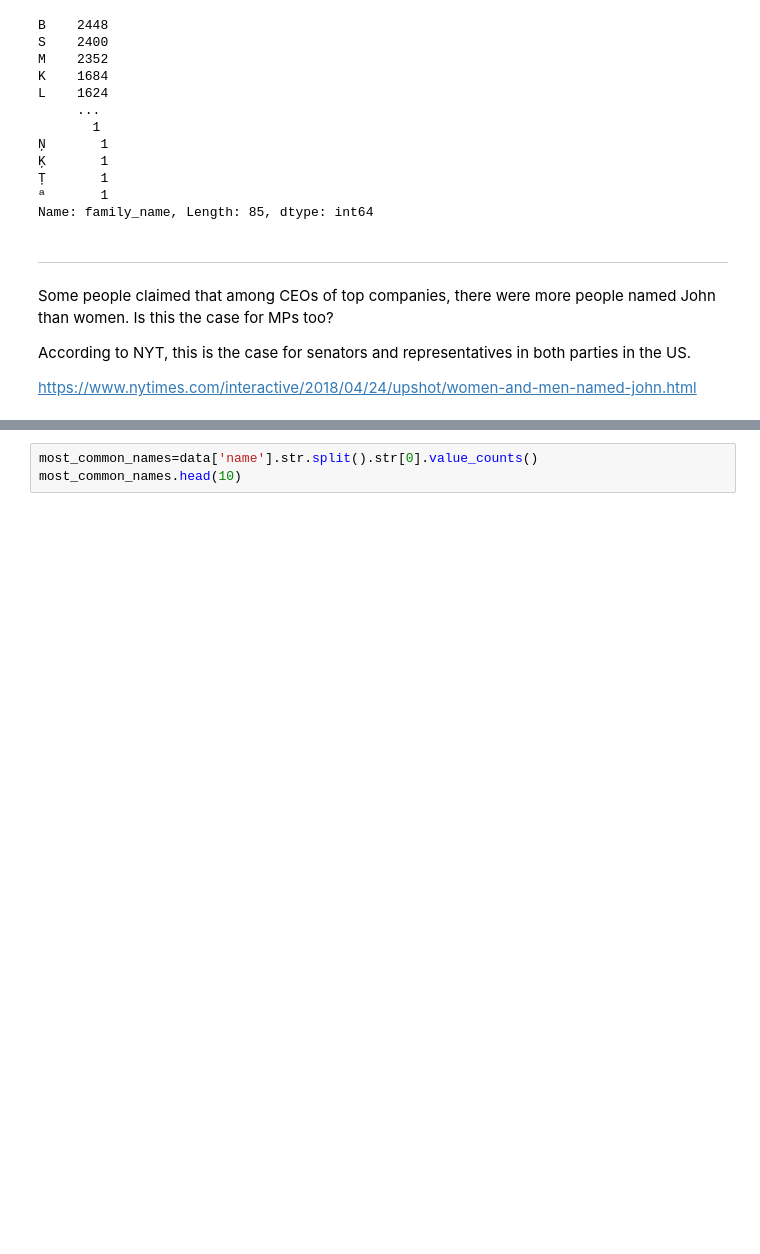
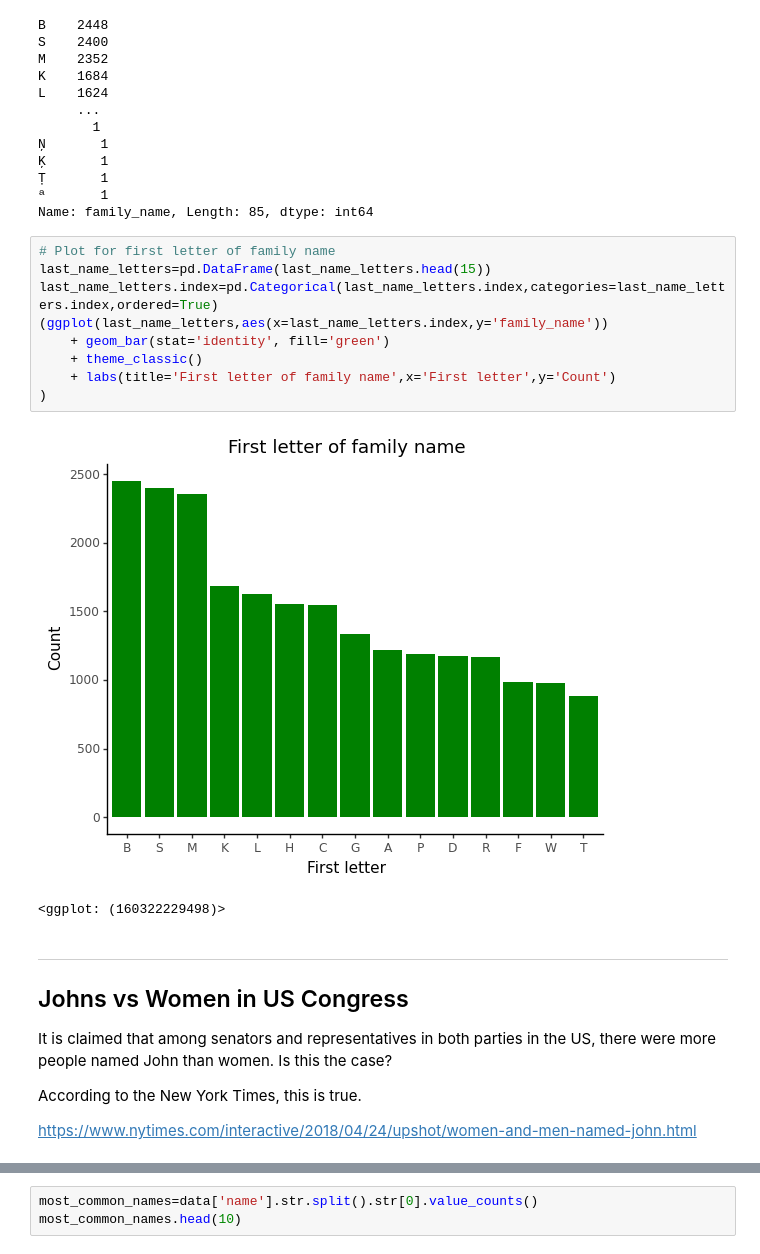
Before and after one commit to OjasSB/DS105, a Jupyter notebook: notebooks/First letter of name.ipynb, the cells around one changed output, grey strips where cells are left out. Saved outputs shown, nothing was run; the diff lists cells and outputs as text; blank space fills up the shorter version.

```diff
--- a/notebooks/First letter of name.ipynb
+++ b/notebooks/First letter of name.ipynb
@@ -54,12 +67,26 @@ L    1624
 Ț       1
 ª       1
 Name: family_name, Length: 85, dtype: int64
+# %%
+# Plot for first letter of family name
+last_name_letters=pd.DataFrame(last_name_letters.head(15))
+last_name_letters.index=pd.Categorical(last_name_letters.index,categories=last_name_letters.index,ordered=True)
+(ggplot(last_name_letters,aes(x=last_name_letters.index,y='family_name'))
+    + geom_bar(stat='identity', fill='green')
+    + theme_classic()
+    + labs(title='First letter of family name',x='First letter',y='Count')
+)
+# %% [output]
+[figure, added]
+<ggplot: (160322229498)>
 # %% [markdown]
 ---
 
-Some people claimed that among CEOs of top companies, there were more people named John than women. Is this the case for MPs too?
+## Johns vs Women in US Congress
 
-According to NYT, this is the case for senators and representatives in both parties in the US.
+It is claimed that among senators and representatives in both parties in the US, there were more people named John than women. Is this the case?
+
+According to the New York Times, this is true.
 
 https://www.nytimes.com/interactive/2018/04/24/upshot/women-and-men-named-john.html
 # %%
```
Also changed, not shown: parts of 7 cells of this notebook.
